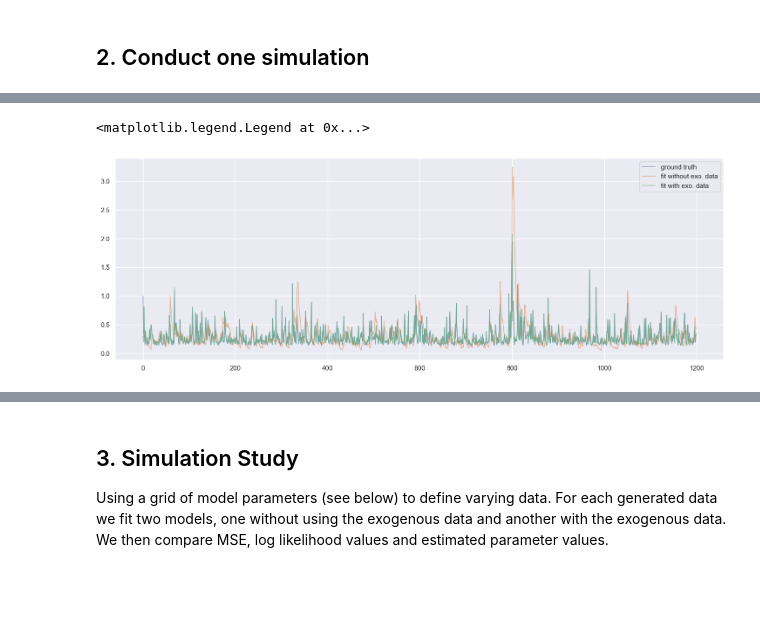
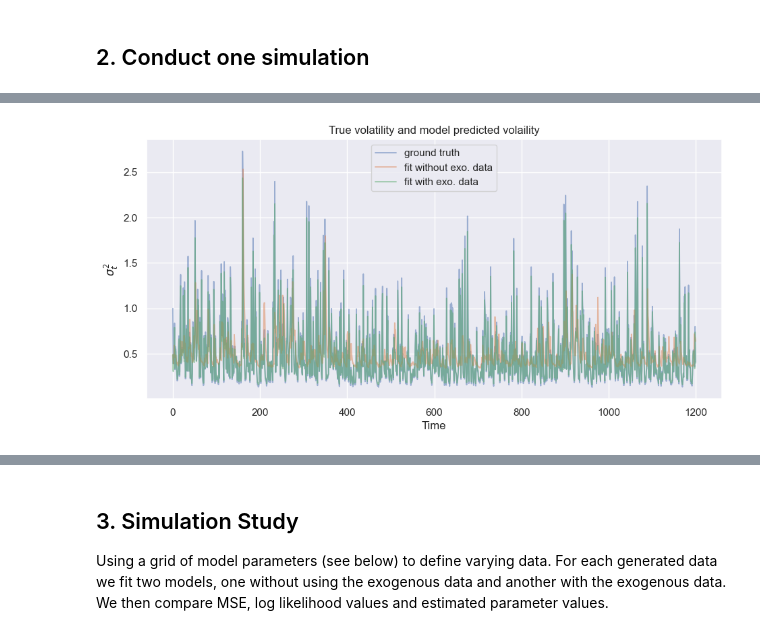
Before and after one commit to hwh1771/sentiment-analysis-volatility-forecasting, a Jupyter notebook: notebooks/05_garch_data_generating_process.ipynb, the cells around one changed output, grey strips where cells are left out. Drawn from its saved outputs; the diff is of its cells as text; code cells hidden in the pictures; blank space fills up the shorter version.

```diff
--- a/notebooks/05_garch_data_generating_process.ipynb
+++ b/notebooks/05_garch_data_generating_process.ipynb
@@ -75,10 +86,8 @@ def mse(arr1, arr2):
 T = 1200
 
 # Generate exo
-np.random.seed(5)
-x1 = generate_ARMA_data([], [], T)
+np.random.seed(69)
+x = generate_ARMA_data([], [], T)
 
-np.random.seed(5)
-x2 = generate_ARMA_data([], [], T)
-params = (0.1, 0.1, 0.2, 0.1)
-e, sigma2 = generate_GARCH_data(*params, T, x2)
+params = (0.1, 0.1, 0.2, 0.25)  # (omega, alpha, beta, gamma)
+e, sigma2 = generate_GARCH_data(*params, T, x)
@@ -96,6 +107,6 @@ garch_without_exo.summary()
 # %%
 garch_with_exo = GARCH(p=1, q=1, z=1)
-garch_with_exo.train(10*e, x=np.array(x2), method='SLSQP', use_constraints=True)
+garch_with_exo.train(10*e, x=np.array(x), method='SLSQP', use_constraints=True)
 
 garch_with_exo.summary()
 # %% [output]
@@ -119,11 +136,14 @@ plt.plot(e)
 # %%
-f, axs = plt.subplots(figsize=(18,6))
+f, axs = plt.subplots(figsize=(11, 5))
 
 plt.plot(sigma2, label='ground truth', alpha=0.5, linewidth=1.3)
 plt.plot(garch_without_exo.sigma2/100, label='fit without exo. data', alpha=0.5, linewidth=1.3)
 plt.plot(garch_with_exo.sigma2/100, label='fit with exo. data', alpha=0.5, linewidth=1.3)
 
 plt.legend()
+plt.title('True volatility and model predicted volaility')
+plt.ylabel(r'$\sigma_t^2$')
+plt.xlabel('Time')
+plt.show()
 # %% [output]
-<matplotlib.legend.Legend at 0x...>
-[figure, old version]
+[figure, new version]
```
Also changed, not shown: parts of 23 cells of this notebook.
